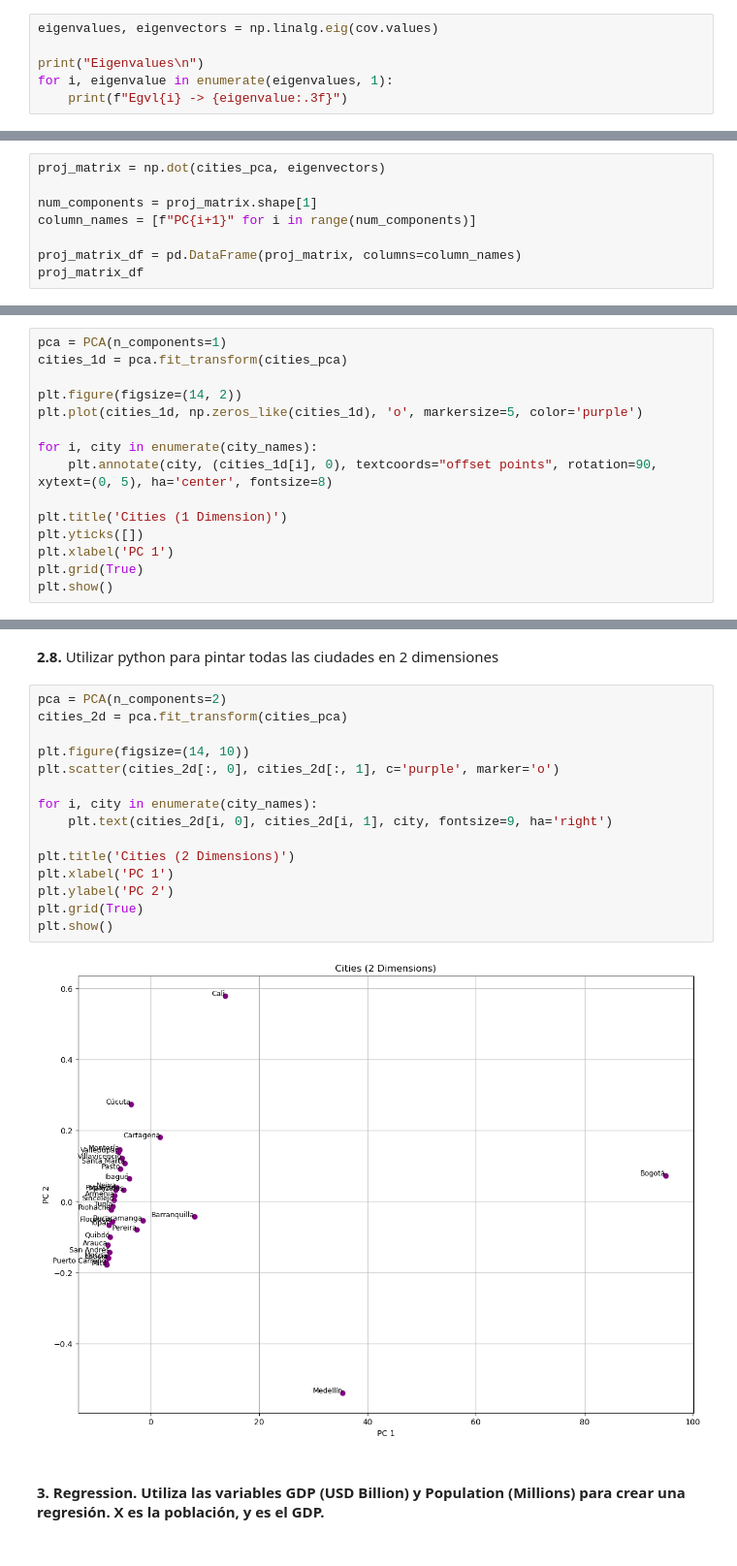
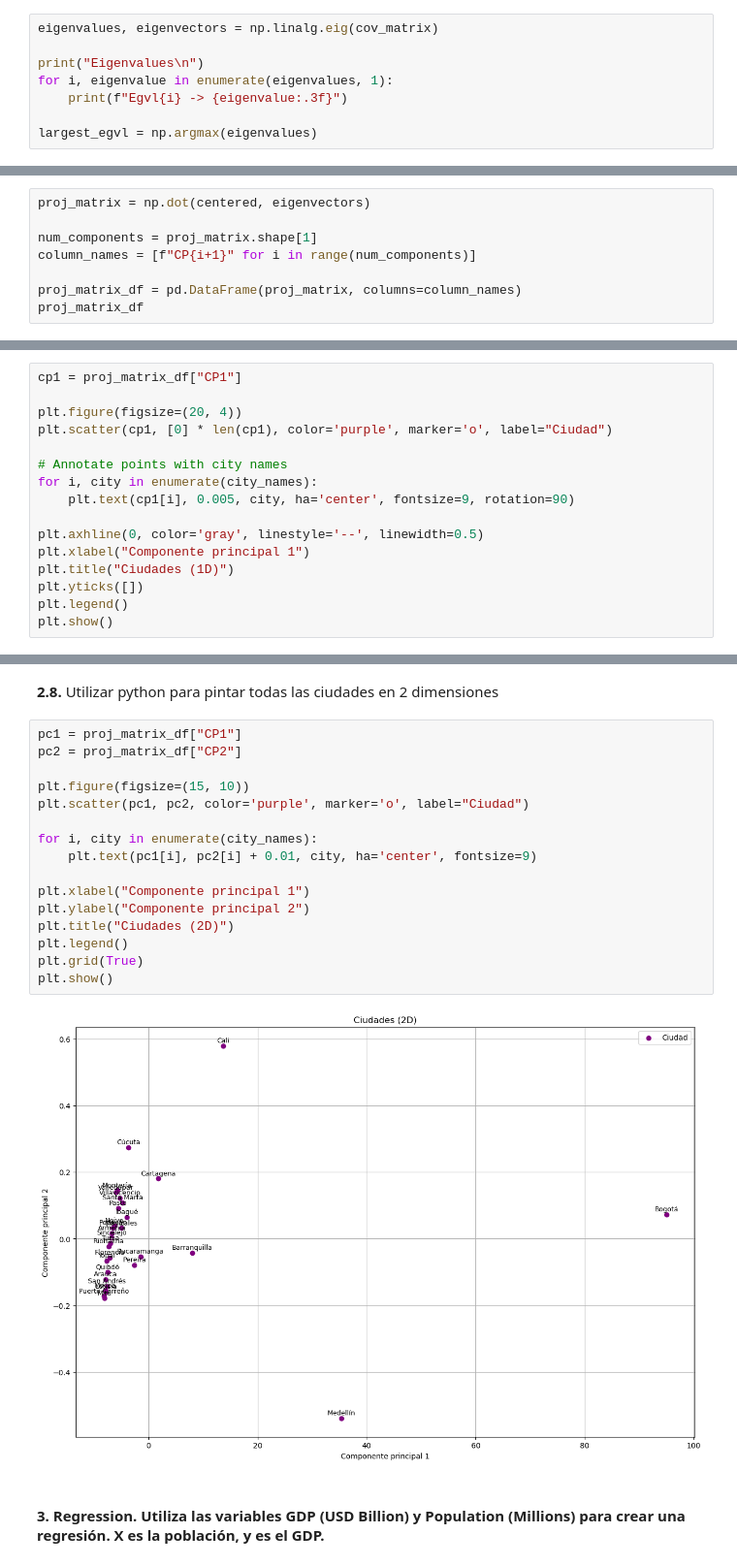
Before and after one commit to smorenova72/EST_III_UCO, a Jupyter notebook: tarea1/src/tarea_1.ipynb, the cells around one changed output, grey strips where cells are left out. Shown at 97% size. Saved outputs shown, nothing was run; the diff lists cells and outputs as text.

```diff
--- a/tarea1/src/tarea_1.ipynb
+++ b/tarea1/src/tarea_1.ipynb
@@ -358,11 +354,13 @@ cov
 # %% [markdown]
 **2.2.** Cuales son los eigenvalues
 # %%
-eigenvalues, eigenvectors = np.linalg.eig(cov.values)
+eigenvalues, eigenvectors = np.linalg.eig(cov_matrix)
 
 print("Eigenvalues\n")
 for i, eigenvalue in enumerate(eigenvalues, 1):
     print(f"Egvl{i} -> {eigenvalue:.3f}")
+
+largest_egvl = np.argmax(eigenvalues)
 # %% [output]
 Eigenvalues
 
@@ -395,10 +393,10 @@ Egvt2 -> ['0.067', '0.998']
 # %% [markdown]
 **2.5.** Cuál es la matriz proyectada.
 # %%
-proj_matrix = np.dot(cities_pca, eigenvectors)
+proj_matrix = np.dot(centered, eigenvectors)
 
 num_components = proj_matrix.shape[1]
-column_names = [f"PC{i+1}" for i in range(num_components)]
+column_names = [f"CP{i+1}" for i in range(num_components)]
 
 proj_matrix_df = pd.DataFrame(proj_matrix, columns=column_names)
 proj_matrix_df
@@ -446,18 +444,19 @@ error
 # %% [markdown]
 **2.7.** Pintar todas las ciudades en 1 dimensión.
 # %%
-pca = PCA(n_components=1)
-cities_1d = pca.fit_transform(cities_pca)
+cp1 = proj_matrix_df["CP1"]
 
-plt.figure(figsize=(14, 2))
-plt.plot(cities_1d, np.zeros_like(cities_1d), 'o', markersize=5, color='purple')
+plt.figure(figsize=(20, 4))
+plt.scatter(cp1, [0] * len(cp1), color='purple', marker='o', label="Ciudad")
 
+# Annotate points with city names
 for i, city in enumerate(city_names):
-    plt.annotate(city, (cities_1d[i], 0), textcoords="offset points", rotation=90, xytext=(0, 5), ha='center', fontsize=8)
+    plt.text(cp1[i], 0.005, city, ha='center', fontsize=9, rotation=90)
 
-plt.title('Cities (1 Dimension)')
+plt.axhline(0, color='gray', linestyle='--', linewidth=0.5)
+plt.xlabel("Componente principal 1")
+plt.title("Ciudades (1D)")
 plt.yticks([])
-plt.xlabel('PC 1')
-plt.grid(True)
+plt.legend()
 plt.show()
 # %% [output]
@@ -465,22 +464,23 @@ plt.show()
 # %% [markdown]
 **2.8.** Utilizar python para pintar todas las ciudades en 2 dimensiones
 # %%
-pca = PCA(n_components=2)
-cities_2d = pca.fit_transform(cities_pca)
+pc1 = proj_matrix_df["CP1"]
+pc2 = proj_matrix_df["CP2"]
 
-plt.figure(figsize=(14, 10))
-plt.scatter(cities_2d[:, 0], cities_2d[:, 1], c='purple', marker='o')
+plt.figure(figsize=(15, 10))
+plt.scatter(pc1, pc2, color='purple', marker='o', label="Ciudad")
 
 for i, city in enumerate(city_names):
-    plt.text(cities_2d[i, 0], cities_2d[i, 1], city, fontsize=9, ha='right')
+    plt.text(pc1[i], pc2[i] + 0.01, city, ha='center', fontsize=9)
 
-plt.title('Cities (2 Dimensions)')
-plt.xlabel('PC 1')
-plt.ylabel('PC 2')
+plt.xlabel("Componente principal 1")
+plt.ylabel("Componente principal 2")
+plt.title("Ciudades (2D)")
+plt.legend()
 plt.grid(True)
 plt.show()
 # %% [output]
-[figure, old version]
+[figure, new version]
 # %% [markdown]
 #### **3.** Regression. Utiliza las variables GDP (USD Billion) y Population (Millions) para crear una regresión. X es la población, y es el GDP.
 # %% [markdown]
```
Also changed, not shown: parts of 43 cells of this notebook, 35 other files.
